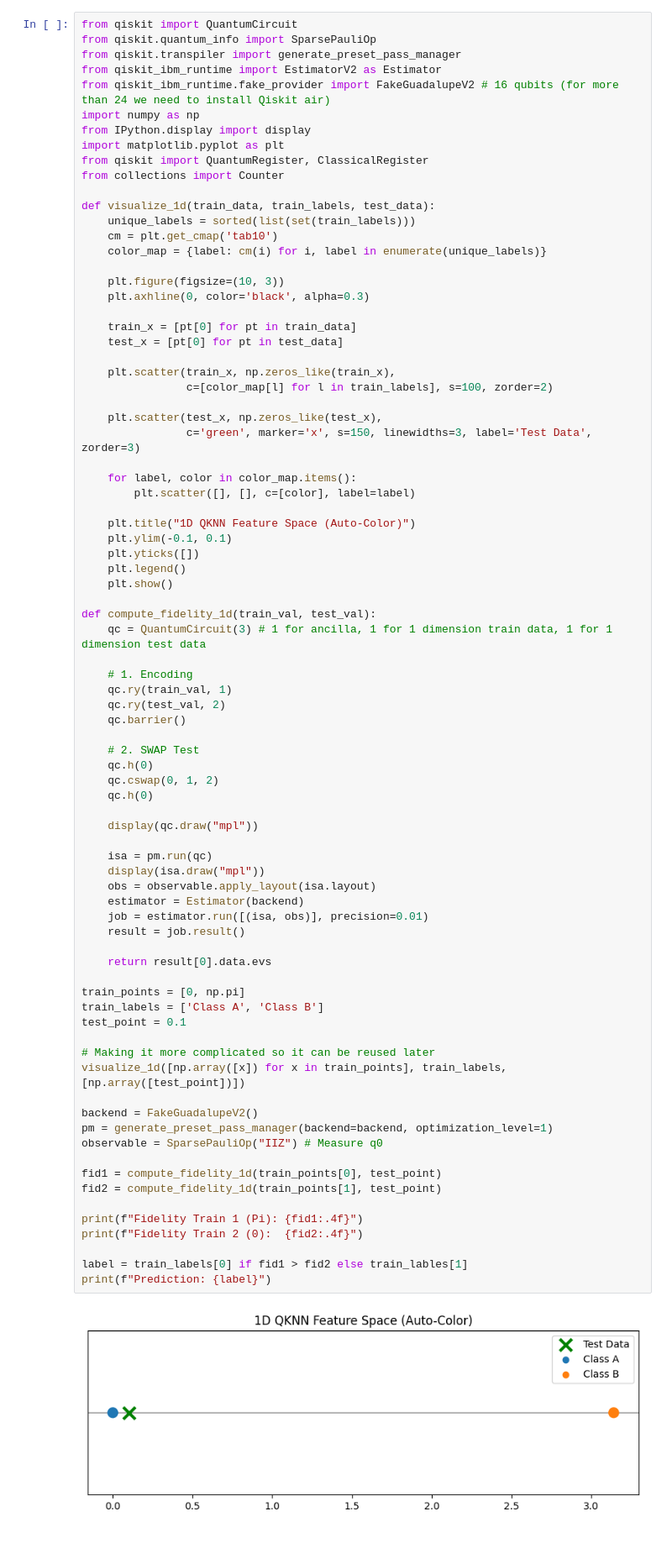
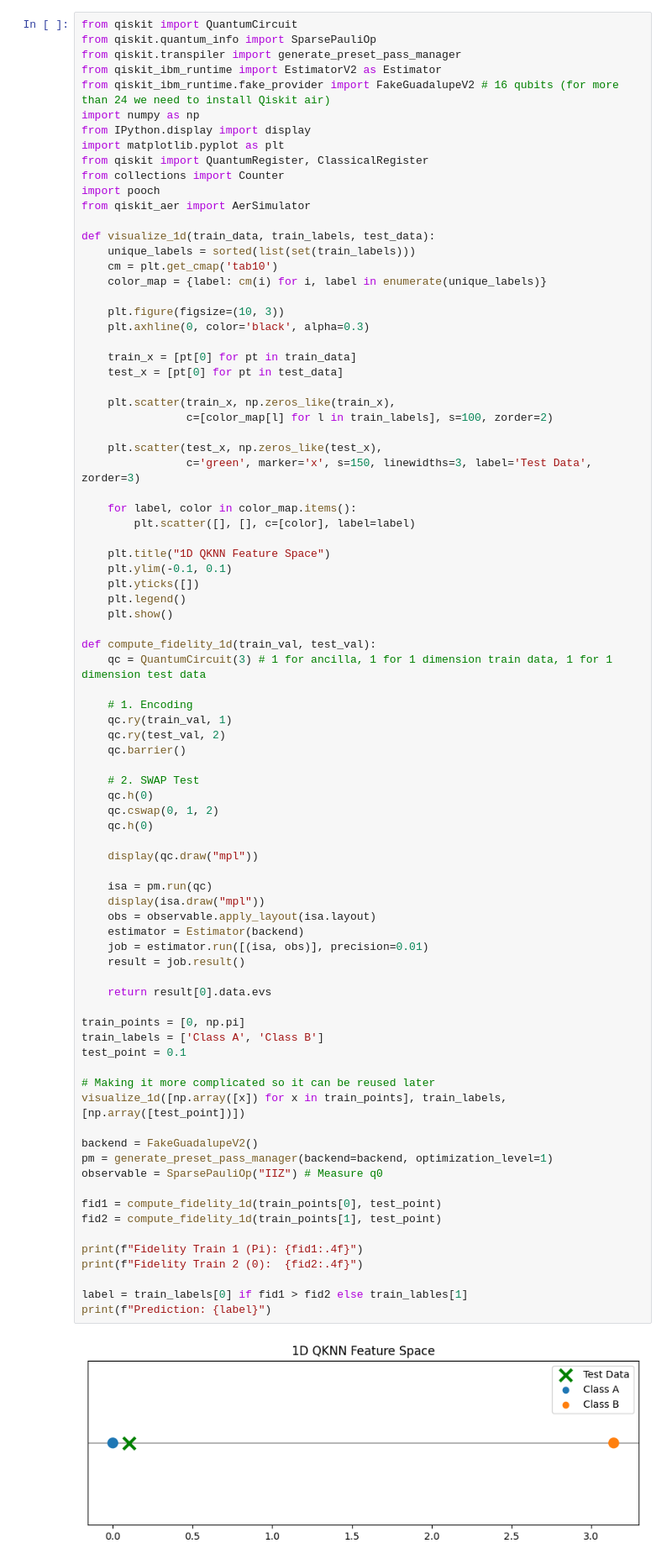
Before and after one commit to Aadipat/QuantumEngineeringProjectGroup8, a Jupyter notebook: simplest_swap_test.ipynb, the cells around one changed output. Shown at 84% size. Cells and saved outputs as stored; diff of their text form.

```diff
--- a/simplest_swap_test.ipynb
+++ b/simplest_swap_test.ipynb
@@ -37,6 +37,8 @@ from IPython.display import display
 import matplotlib.pyplot as plt
 from qiskit import QuantumRegister, ClassicalRegister
 from collections import Counter
+import pooch
+from qiskit_aer import AerSimulator
 
 def visualize_1d(train_data, train_labels, test_data):
     unique_labels = sorted(list(set(train_labels)))
@@ -58,7 +60,7 @@ def visualize_1d(train_data, train_labels, test_data):
     for label, color in color_map.items():
         plt.scatter([], [], c=[color], label=label)
 
-    plt.title("1D QKNN Feature Space (Auto-Color)")
+    plt.title("1D QKNN Feature Space")
     plt.ylim(-0.1, 0.1)
     plt.yticks([])
     plt.legend()
@@ -81,34 +83,34 @@ def compute_fidelity_1d(train_val, test_val):
 
     isa = pm.run(qc)
     display(isa.draw("mpl"))
     obs = observable.apply_layout(isa.layout)
     estimator = Estimator(backend)
     job = estimator.run([(isa, obs)], precision=0.01)
     result = job.result()
 
     return result[0].data.evs
 
 train_points = [0, np.pi]
 train_labels = ['Class A', 'Class B']
 test_point = 0.1
 
 # Making it more complicated so it can be reused later
 visualize_1d([np.array([x]) for x in train_points], train_labels, [np.array([test_point])])
 
 backend = FakeGuadalupeV2()
 pm = generate_preset_pass_manager(backend=backend, optimization_level=1)
 observable = SparsePauliOp("IIZ") # Measure q0
 
 fid1 = compute_fidelity_1d(train_points[0], test_point)
 fid2 = compute_fidelity_1d(train_points[1], test_point)
 
 print(f"Fidelity Train 1 (Pi): {fid1:.4f}")
 print(f"Fidelity Train 2 (0):  {fid2:.4f}")
 
 label = train_labels[0] if fid1 > fid2 else train_lables[1]
 print(f"Prediction: {label}")
 # %% [output]
-[figure, old version]
+[figure, new version]
 [figure]
 [figure]
 [figure]
```
Also changed, not shown: parts of 5 cells of this notebook.
